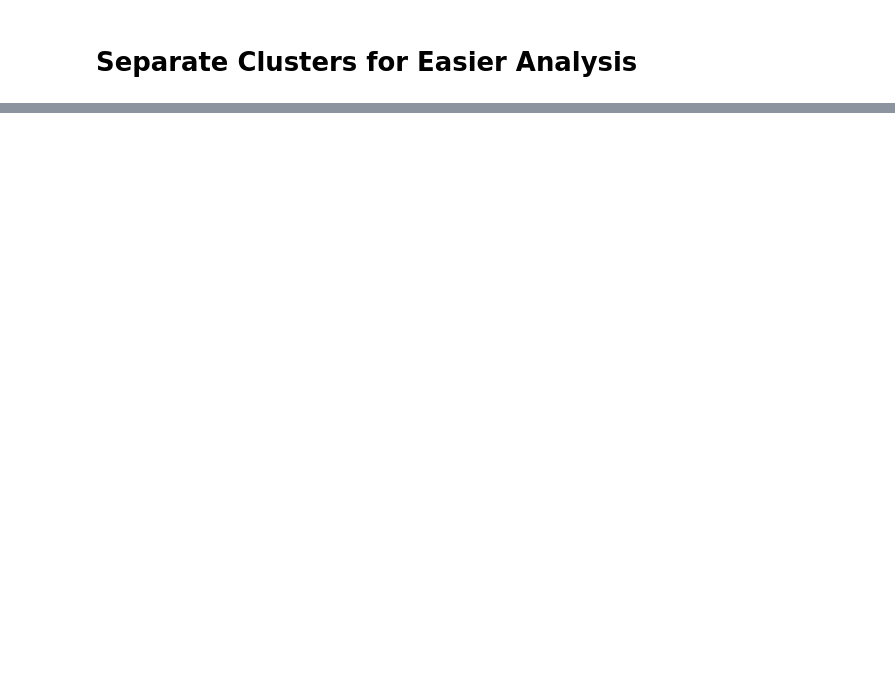
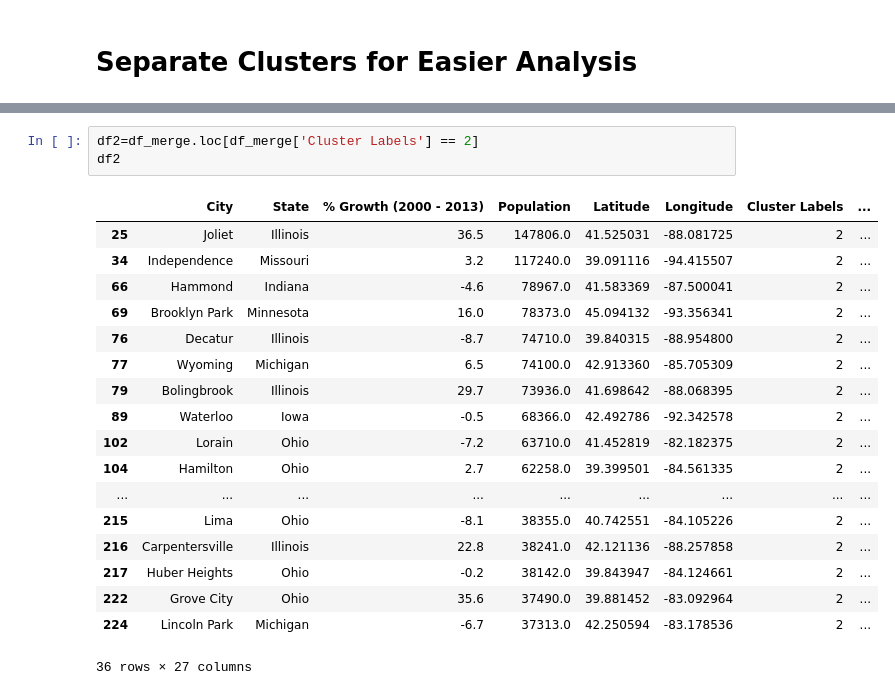
Before and after one commit to Chrisbutz20/Coursera_Capstone, a Jupyter notebook: Coursera_Capstone.ipynb, the cells around one changed output, grey strips where cells are left out. Saved outputs shown, nothing was run; the diff lists cells and outputs as text; blank space fills up the shorter version.

```diff
--- a/Coursera_Capstone.ipynb
+++ b/Coursera_Capstone.ipynb
@@ -265,0 +549,22 @@ df_merge.loc[df_merge['Cluster Labels'] == 10]
+# %%
+df2=df_merge.loc[df_merge['Cluster Labels'] == 2]
+df2
+# %% [output]
+|  | City | State | % Growth (2000 - 2013) | Population | Latitude | Longitude | Cluster Labels | ... |
+| 25 | Joliet | Illinois | 36.5 | 147806.0 | 41.525031 | -88.081725 | 2 | ... |
+| 34 | Independence | Missouri | 3.2 | 117240.0 | 39.091116 | -94.415507 | 2 | ... |
+| 66 | Hammond | Indiana | -4.6 | 78967.0 | 41.583369 | -87.500041 | 2 | ... |
+| 69 | Brooklyn Park | Minnesota | 16.0 | 78373.0 | 45.094132 | -93.356341 | 2 | ... |
+| 76 | Decatur | Illinois | -8.7 | 74710.0 | 39.840315 | -88.954800 | 2 | ... |
+| 77 | Wyoming | Michigan | 6.5 | 74100.0 | 42.913360 | -85.705309 | 2 | ... |
+| 79 | Bolingbrook | Illinois | 29.7 | 73936.0 | 41.698642 | -88.068395 | 2 | ... |
+| 89 | Waterloo | Iowa | -0.5 | 68366.0 | 42.492786 | -92.342578 | 2 | ... |
+| 102 | Lorain | Ohio | -7.2 | 63710.0 | 41.452819 | -82.182375 | 2 | ... |
+| 104 | Hamilton | Ohio | 2.7 | 62258.0 | 39.399501 | -84.561335 | 2 | ... |
+| ... | ... | ... | ... | ... | ... | ... | ... | ... |
+| 215 | Lima | Ohio | -8.1 | 38355.0 | 40.742551 | -84.105226 | 2 | ... |
+| 216 | Carpentersville | Illinois | 22.8 | 38241.0 | 42.121136 | -88.257858 | 2 | ... |
+| 217 | Huber Heights | Ohio | -0.2 | 38142.0 | 39.843947 | -84.124661 | 2 | ... |
+| 222 | Grove City | Ohio | 35.6 | 37490.0 | 39.881452 | -83.092964 | 2 | ... |
+| 224 | Lincoln Park | Michigan | -6.7 | 37313.0 | 42.250594 | -83.178536 | 2 | ... |
+36 rows × 27 columns
```
Also changed, not shown: parts of 68 cells of this notebook.
